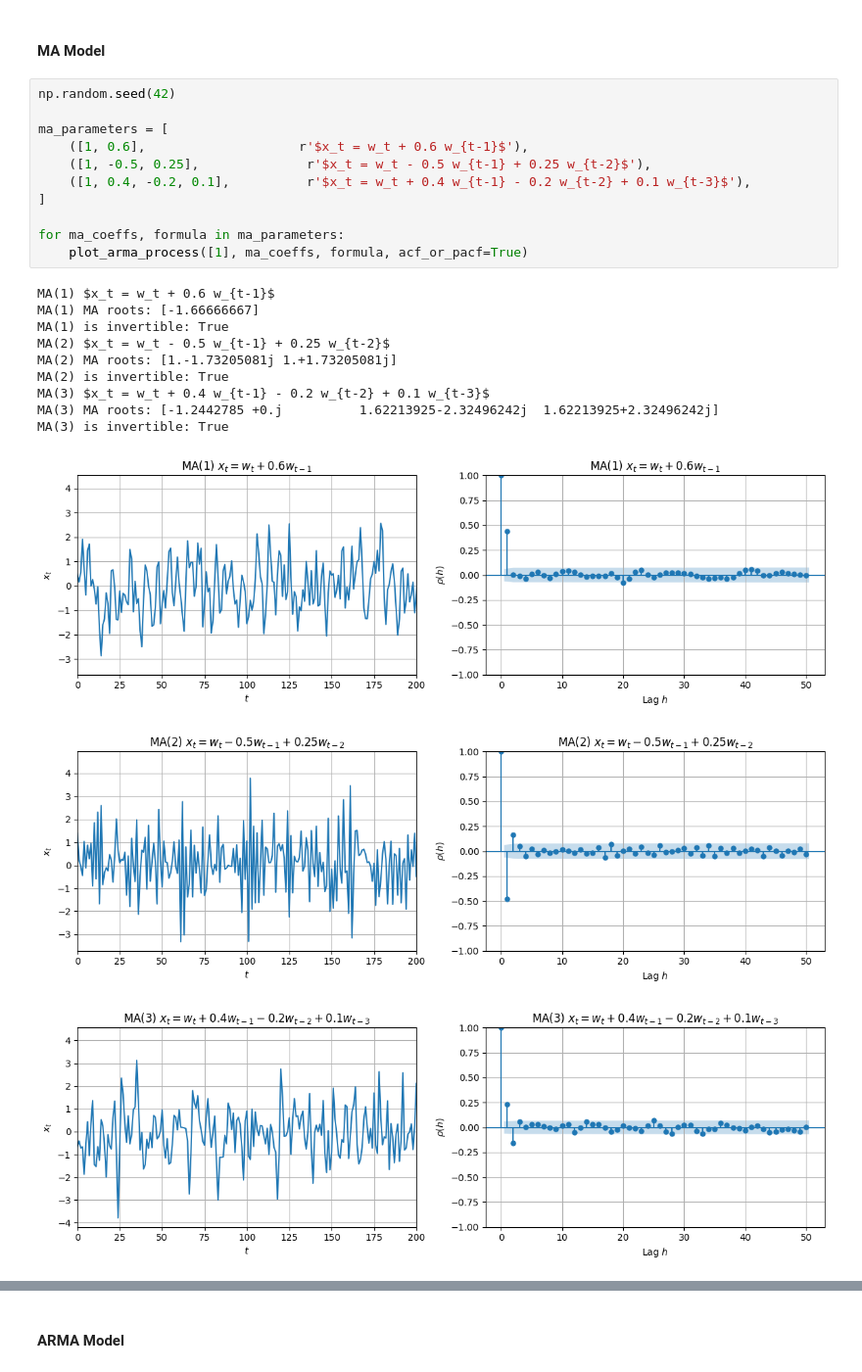
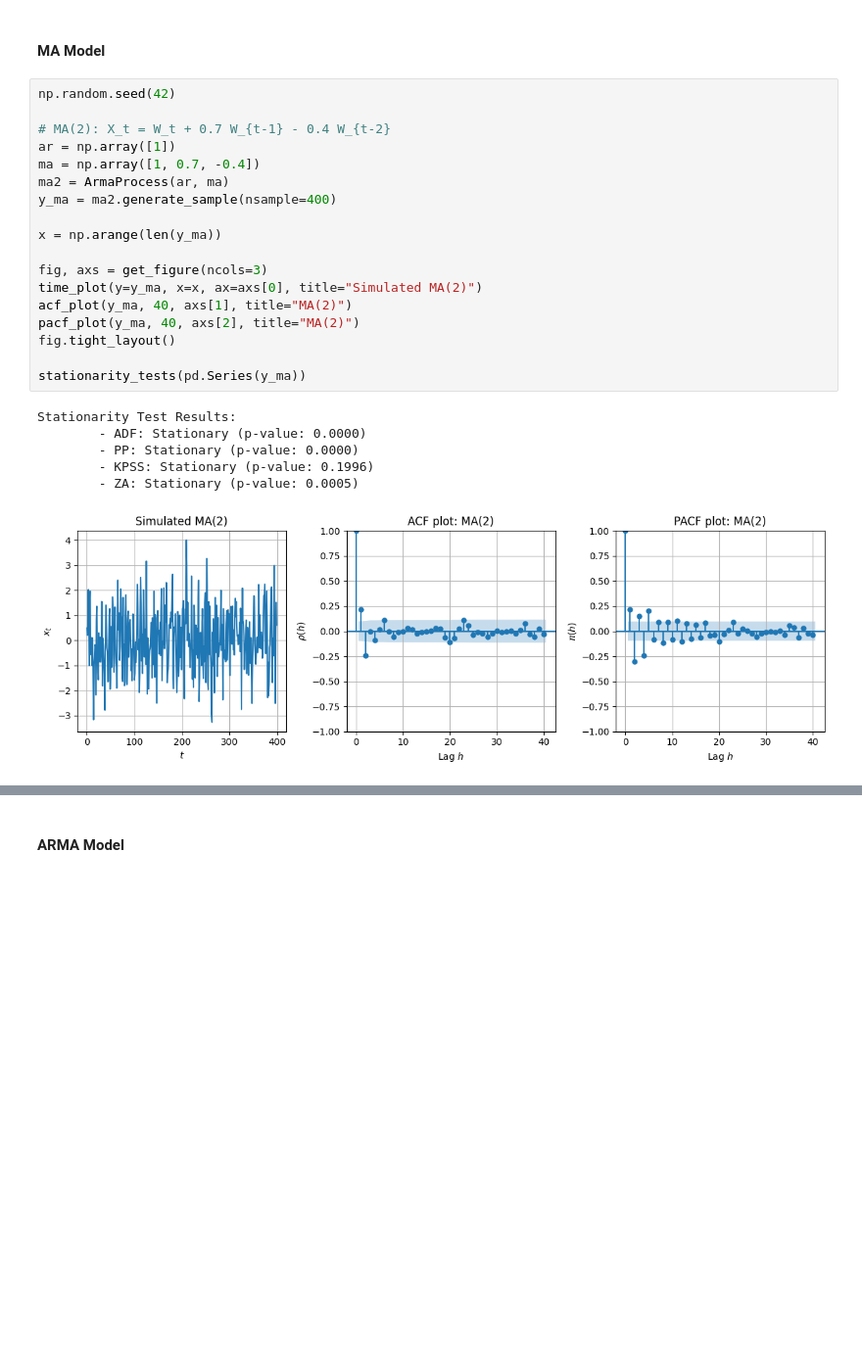
Before and after one commit to nadeeiiin/TIME-HS25-practical-exercises, a Jupyter notebook: notebooks/04_TIME_exercise-04.ipynb, the cells around one changed output, grey strips where cells are left out. Shown: that part at 98% size. Drawn from its saved outputs; the diff is of its cells as text; blank space fills up the shorter version.

```diff
--- a/notebooks/04_TIME_exercise-04.ipynb
+++ b/notebooks/04_TIME_exercise-04.ipynb
@@ -100,24 +58,25 @@ Warnings:
 # %%
 np.random.seed(42)
 
-ma_parameters = [
-    ([1, 0.6],                    r'$x_t = w_t + 0.6 w_{t-1}$'),
-    ([1, -0.5, 0.25],              r'$x_t = w_t - 0.5 w_{t-1} + 0.25 w_{t-2}$'),
-    ([1, 0.4, -0.2, 0.1],          r'$x_t = w_t + 0.4 w_{t-1} - 0.2 w_{t-2} + 0.1 w_{t-3}$'),
-]
+# MA(2): X_t = W_t + 0.7 W_{t-1} - 0.4 W_{t-2}
+ar = np.array([1])
+ma = np.array([1, 0.7, -0.4])
+ma2 = ArmaProcess(ar, ma)
+y_ma = ma2.generate_sample(nsample=400)
 
-for ma_coeffs, formula in ma_parameters:
-    plot_arma_process([1], ma_coeffs, formula, acf_or_pacf=True)
+x = np.arange(len(y_ma))
+
+fig, axs = get_figure(ncols=3)
+time_plot(y=y_ma, x=x, ax=axs[0], title="Simulated MA(2)")
+acf_plot(y_ma, 40, axs[1], title="MA(2)")
+pacf_plot(y_ma, 40, axs[2], title="MA(2)")
+fig.tight_layout()
+
+stationarity_tests(pd.Series(y_ma))
 # %% [output]
-MA(1) $x_t = w_t + 0.6 w_{t-1}$
-MA(1) MA roots: [-1.66666667]
-MA(1) is invertible: True
-MA(2) $x_t = w_t - 0.5 w_{t-1} + 0.25 w_{t-2}$
-MA(2) MA roots: [1.-1.73205081j 1.+1.73205081j]
-MA(2) is invertible: True
-MA(3) $x_t = w_t + 0.4 w_{t-1} - 0.2 w_{t-2} + 0.1 w_{t-3}$
-MA(3) MA roots: [-1.2442785 +0.j          1.62213925-2.32496242j  1.62213925+2.32496242j]
-MA(3) is invertible: True
+Stationarity Test Results:
+        - ADF: Stationary (p-value: 0.0000)
+        - PP: Stationary (p-value: 0.0000)
+        - KPSS: Stationary (p-value: 0.1996)
+        - ZA: Stationary (p-value: 0.0005)
-[figure, old version]
+[figure, new version]
-[figure, removed]
-[figure, removed]
```
Also changed, not shown: parts of 32 cells of this notebook.
